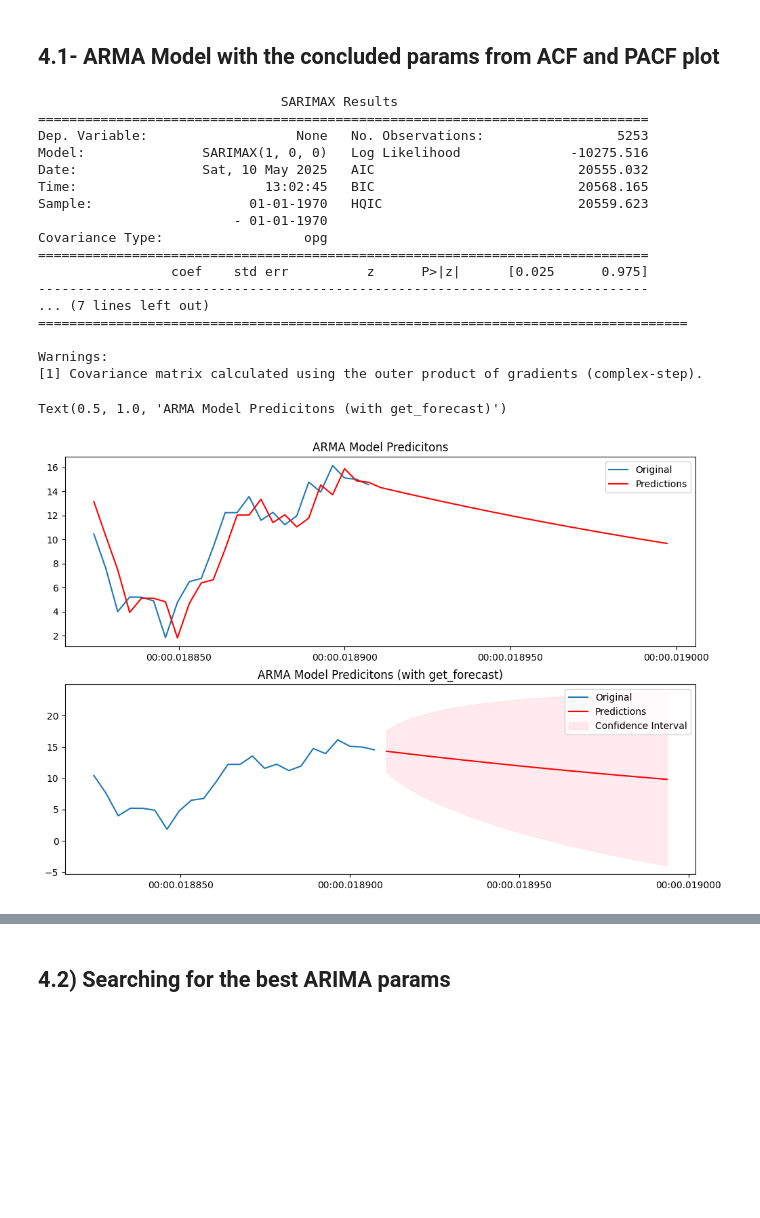
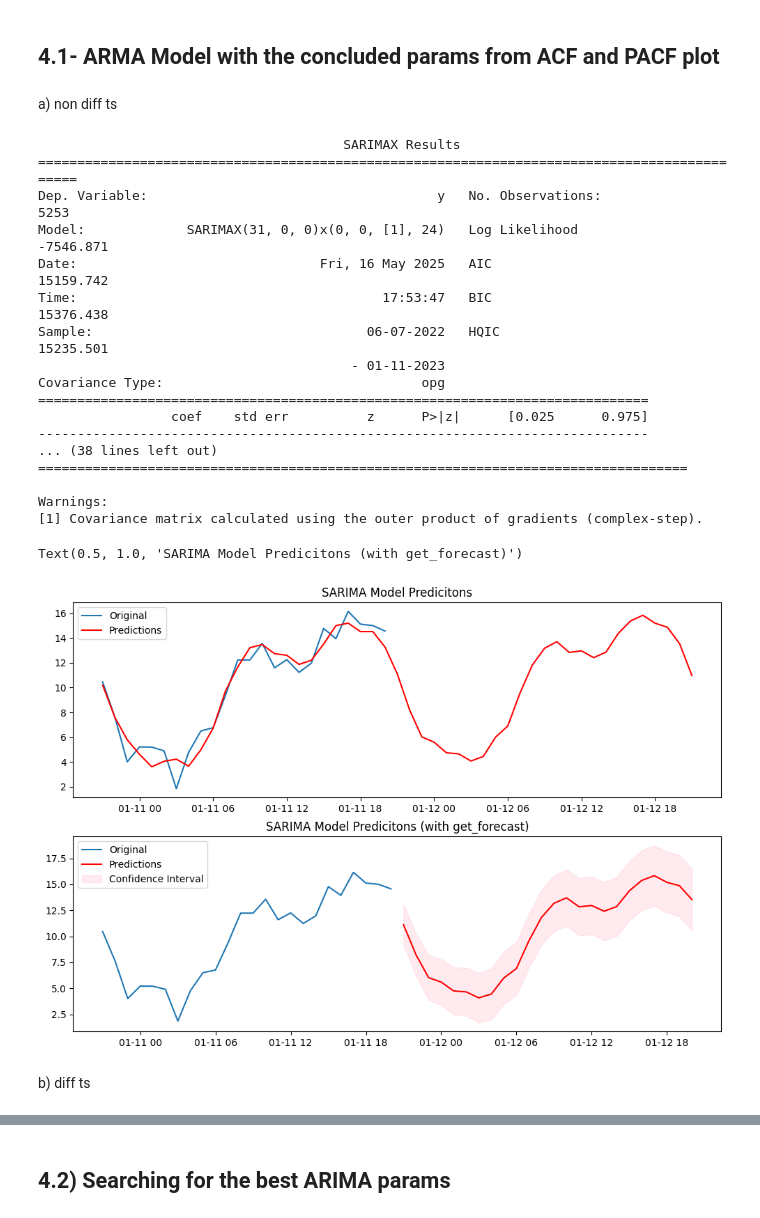
Before and after one commit to sohaibdaoudi/V2G_TS_Project, a Jupyter notebook: Notebooks/Load-StatisticalStudy.ipynb, the cells around one changed output, grey strips where cells are left out. Saved outputs shown, nothing was run; the diff lists cells and outputs as text; code cells hidden in the pictures; blank space fills up the shorter version.

```diff
--- a/Notebooks/Load-StatisticalStudy.ipynb
+++ b/Notebooks/Load-StatisticalStudy.ipynb
@@ -33,5 +31,9 @@ df.head(24)
 | 22 | 79200 | 6.004700 |
 | 23 | 82800 | 4.962938 |
 # %%
-df['Time'] = pd.to_datetime(df['Time'])
+start_date = "2022-06-07 00:00:00"
+df['Time'] = pd.date_range(start="2022-06-07 00:00:00", periods=len(df), freq='h')
 ts_data = pd.Series(df['Load'].values, index=df['Time'])
+# %%
+ts_data.index = pd.to_datetime(ts_data.index)
+ts_data.index.freq = 'h'
@@ -248,10 +408,12 @@ plt.show()
 # 4) Modelisation
 # %% [markdown]
 ## 4.1- ARMA Model with the concluded params from ACF and PACF plot
+# %% [markdown]
+a) non diff ts
 # %%
 from statsmodels.tsa.statespace.sarimax import SARIMAX
 
-model= SARIMAX(ts_data, order=(1, 0, 0), seasonal_order=(0, 0, 0, 0))
+model= SARIMAX(ts_data, order=(31, 0, 0), seasonal_order=(0, 0, 1, 24))
 arma = model.fit()
 
 print(arma.summary())
@@ -260,44 +422,46 @@ print(arma.summary())
 predictions = arma.predict(start=len(ts_data)-24, end=len(ts_data)+24) # Example: predict last 24 values and 24 future values
 
 #2nd method of prediction:
 forecast = arma.get_forecast(steps=24)
 forecast_ci = forecast.conf_int()
 
 
 fig, ax = plt.subplots(2,1, figsize=(12, 8))
 
 
 
 
 ax[0].plot(ts_data[-24:], label='Original')
 ax[0].plot(predictions, color='red', label='Predictions')
 ax[0].legend()
-ax[0].set_title("ARMA Model Predicitons")
+ax[0].set_title("SARIMA Model Predicitons")
 
 
 
 ax[1].plot(ts_data[-24:], label='Original')
 ax[1].plot(forecast.predicted_mean, color='red', label='Predictions')
 ax[1].fill_between(forecast_ci.index, forecast_ci.iloc[:, 0], forecast_ci.iloc[:, 1], color='pink', alpha=0.3, label='Confidence Interval')
 ax[1].legend()
-ax[1].set_title("ARMA Model Predicitons (with get_forecast)")
+ax[1].set_title("SARIMA Model Predicitons (with get_forecast)")
 # %% [output]
-                               SARIMAX Results
-==============================================================================
-Dep. Variable:                   None   No. Observations:                 5253
-Model:               SARIMAX(1, 0, 0)   Log Likelihood              -10275.516
-Date:                Sat, 10 May 2025   AIC                          20555.032
-Time:                        13:02:45   BIC                          20568.165
-Sample:                    01-01-1970   HQIC                         20559.623
-                         - 01-01-1970
-Covariance Type:                  opg
+                                       SARIMAX Results
+=============================================================================================
+Dep. Variable:                                     y   No. Observations:                 5253
+Model:             SARIMAX(31, 0, 0)x(0, 0, [1], 24)   Log Likelihood               -7546.871
+Date:                               Fri, 16 May 2025   AIC                          15159.742
+Time:                                       17:53:47   BIC                          15376.438
+Sample:                                   06-07-2022   HQIC                         15235.501
+                                        - 01-11-2023
+Covariance Type:                                 opg
 ==============================================================================
                  coef    std err          z      P>|z|      [0.025      0.975]
 ------------------------------------------------------------------------------
-... (7 lines left out)
+... (38 lines left out)
 ===================================================================================
 
 Warnings:
 [1] Covariance matrix calculated using the outer product of gradients (complex-step).
-Text(0.5, 1.0, 'ARMA Model Predicitons (with get_forecast)')
+Text(0.5, 1.0, 'SARIMA Model Predicitons (with get_forecast)')
-[figure, old version]
+[figure, new version]
+# %% [markdown]
+b) diff ts
```
Also changed, not shown: parts of 47 cells of this notebook, 1 other file.
